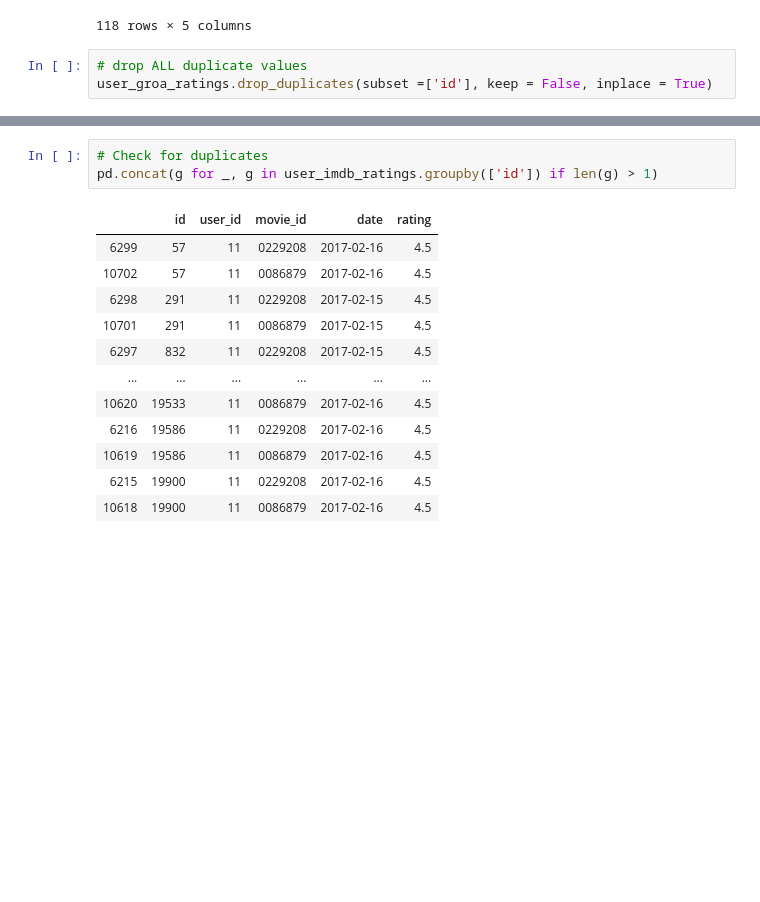
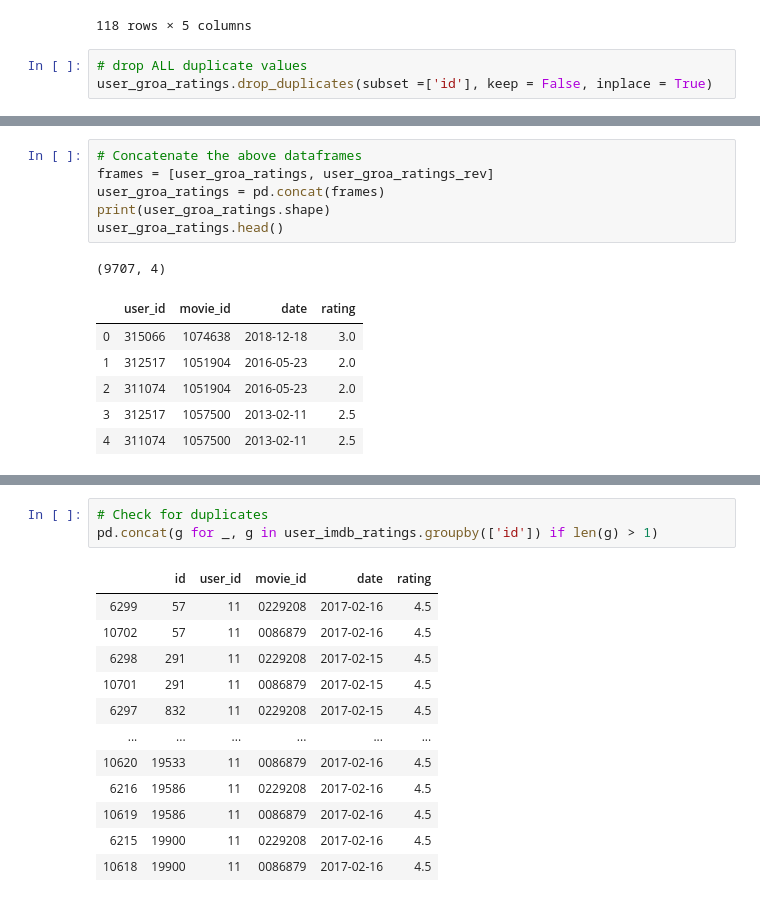
Before and after one commit to BloomTech-Labs/Groa-ds, a Jupyter notebook: Database_reconfiguration/copy_data.ipynb, the cells around one changed output, grey strips where cells are left out. Cells and saved outputs as stored; diff of their text form; blank space fills up the shorter version.

```diff
--- a/Database_reconfiguration/copy_data.ipynb
+++ b/Database_reconfiguration/copy_data.ipynb
@@ -113,3 +156,17 @@ user_groa_ratings.head()
+# %%
+# Concatenate the above dataframes
+frames = [user_groa_ratings, user_groa_ratings_rev]
+user_groa_ratings = pd.concat(frames)
+print(user_groa_ratings.shape)
+user_groa_ratings.head()
+# %% [output]
+(9707, 4)
+|  | user_id | movie_id | date | rating |
+| 0 | 315066 | 1074638 | 2018-12-18 | 3.0 |
+| 1 | 312517 | 1051904 | 2016-05-23 | 2.0 |
+| 2 | 311074 | 1051904 | 2016-05-23 | 2.0 |
+| 3 | 312517 | 1057500 | 2013-02-11 | 2.5 |
+| 4 | 311074 | 1057500 | 2013-02-11 | 2.5 |
 # %%
 # Add the source
 user_groa_ratings['source'] = 'groa'
```
Also changed, not shown: parts of 14 cells of this notebook.
